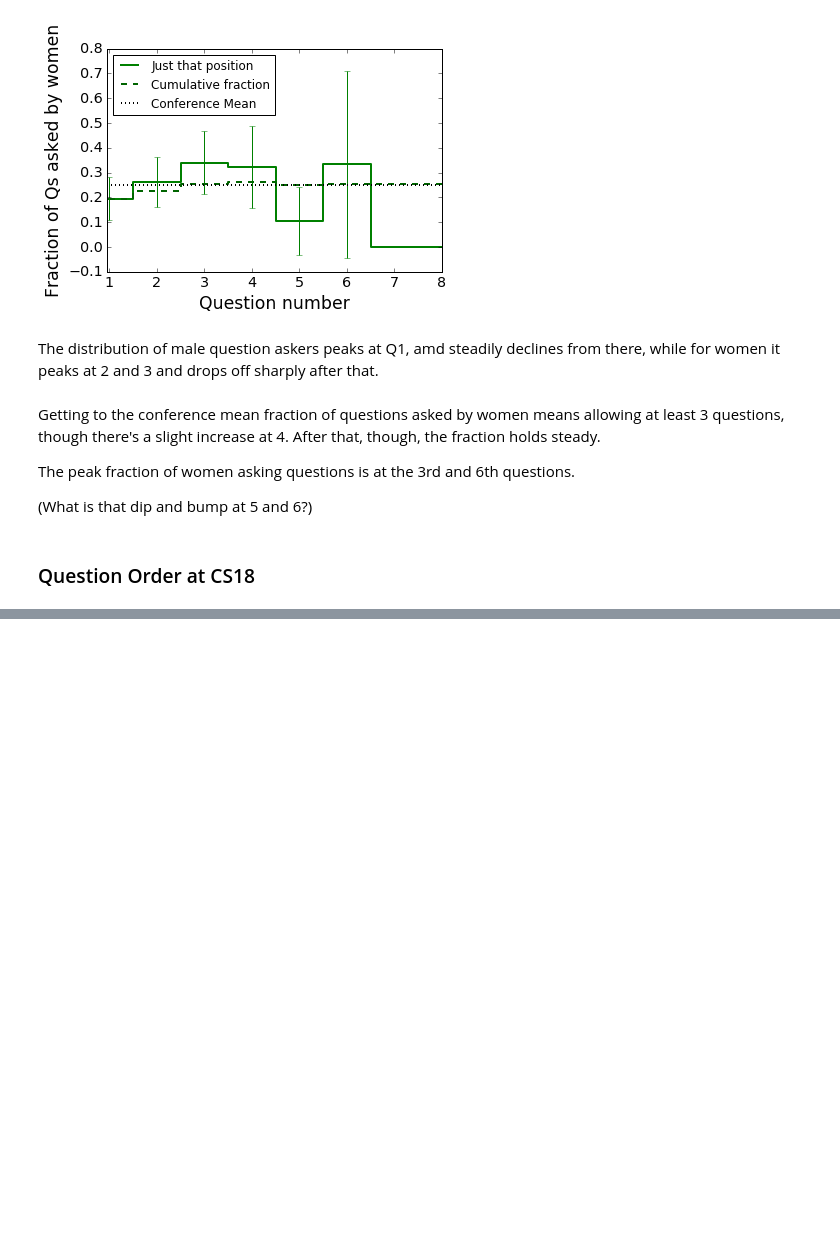
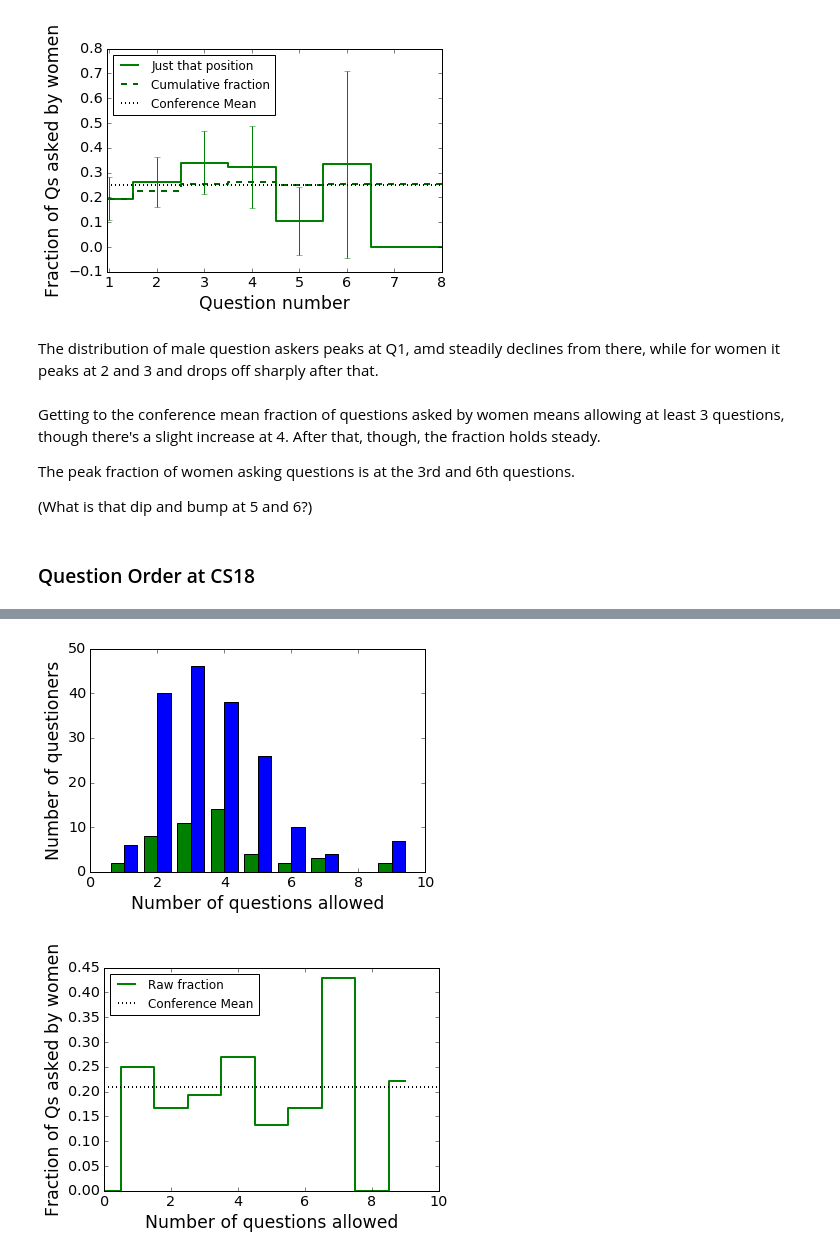
Before and after one commit to jradavenport/Gender-in-Astro, a Jupyter notebook: analysis/coolstars/douglas_coolstars_analysis.ipynb, the cells around one changed output, grey strips where cells are left out. Saved outputs shown, nothing was run; the diff lists cells and outputs as text; code cells hidden in the pictures; blank space fills up the shorter version.

```diff
--- a/analysis/coolstars/douglas_coolstars_analysis.ipynb
+++ b/analysis/coolstars/douglas_coolstars_analysis.ipynb
@@ -814,0 +926,5 @@ plot_order(cs18_q,conference_mean=0.21)
+# %%
+plot_fraction_allowed(cs18_count,conference_mean=0.21)
+# %% [output]
+[figure, added]
+[figure, added]
```
Also changed, not shown: parts of 11 cells of this notebook.
